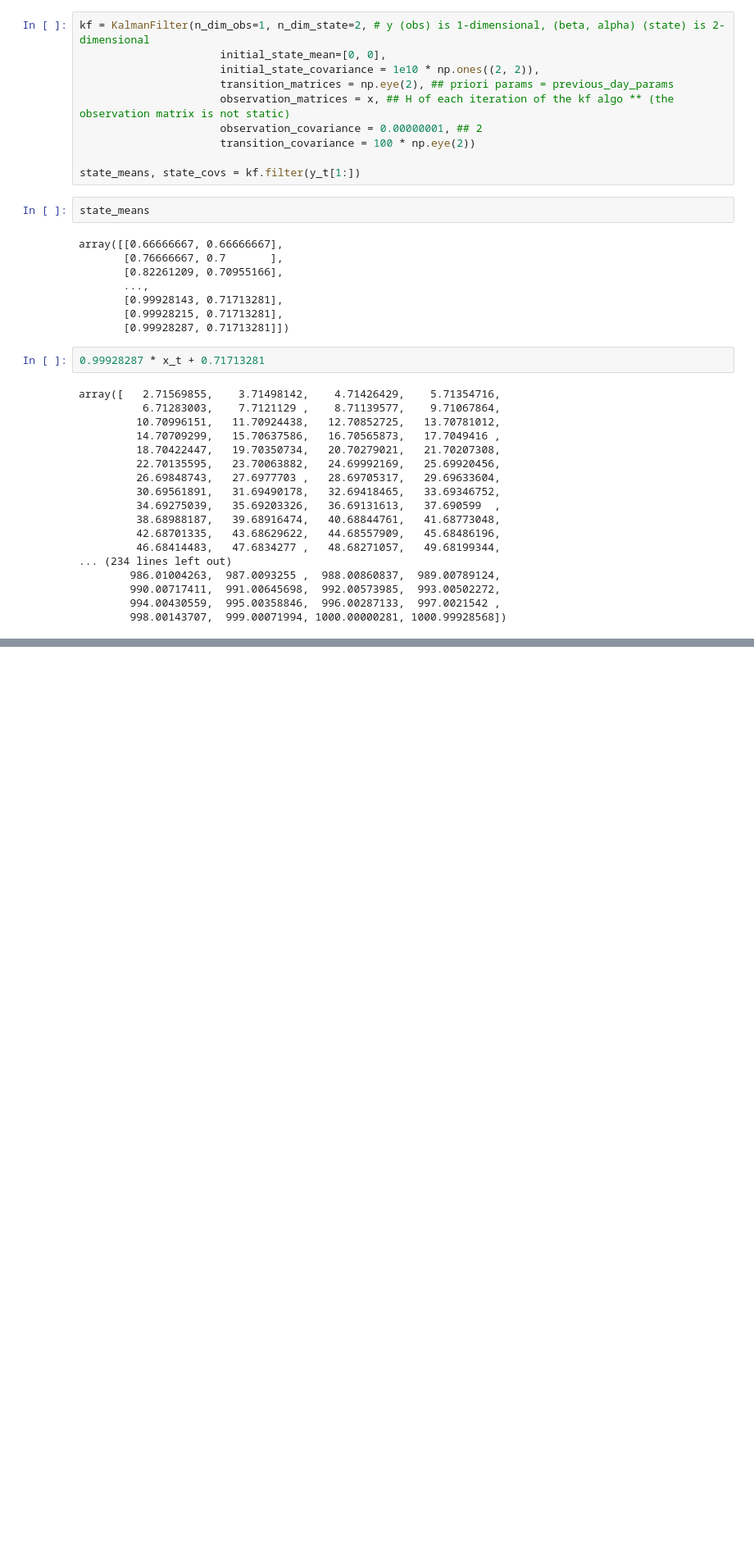
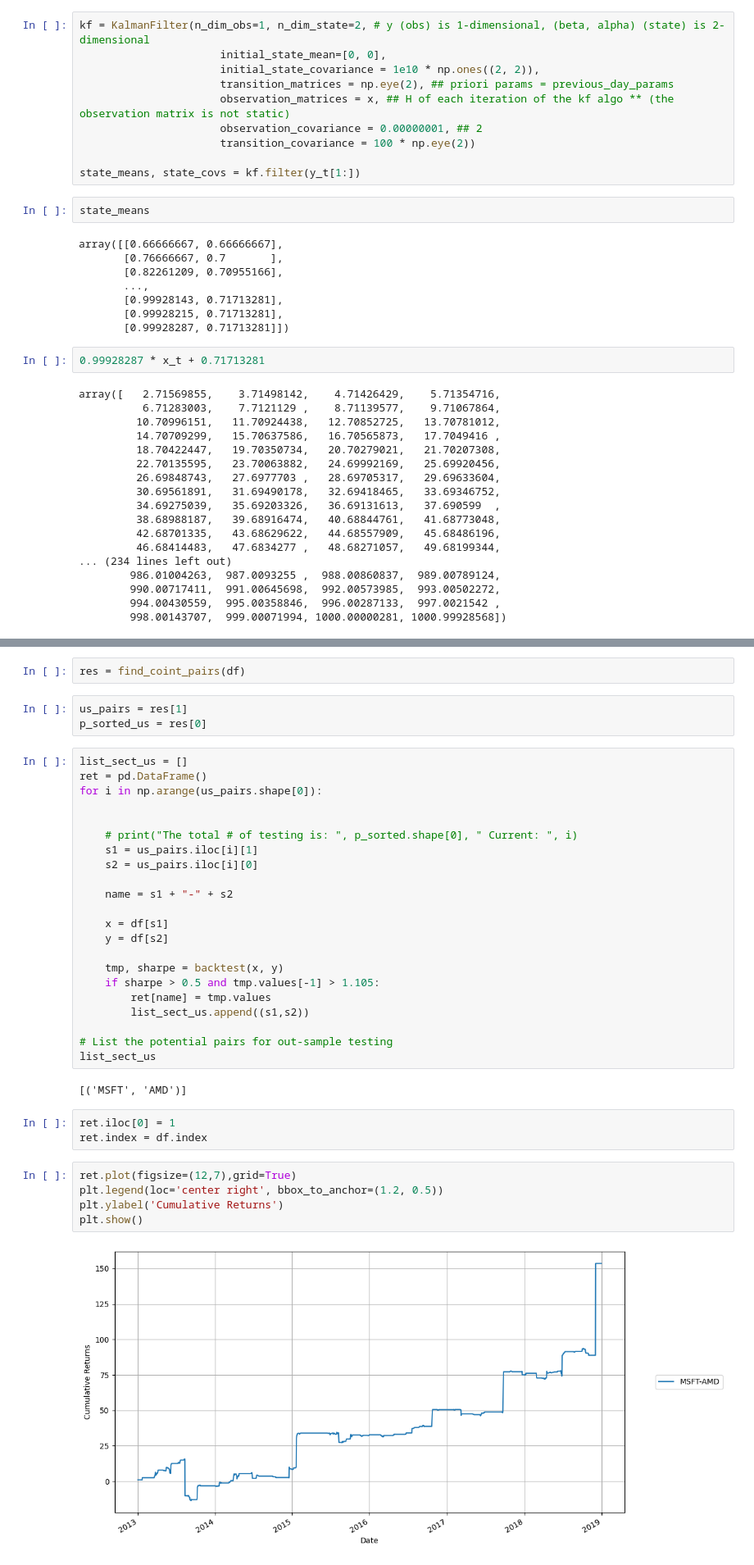
Before and after one commit to Amination-Gogia/Pairs-Trading-Dec-2024, a Jupyter notebook: Week-2/assignment_2.ipynb, the cells around one changed output, grey strips where cells are left out. Shown at 82% size. Cells and saved outputs as stored; diff of their text form; blank space fills up the shorter version.

```diff
--- a/Week-2/assignment_2.ipynb
+++ b/Week-2/assignment_2.ipynb
@@ -808,0 +833,39 @@ array([   2.71569855,    3.71498142,    4.71426429,    5.71354716,
+# %%
+res = find_coint_pairs(df)
+# %%
+us_pairs = res[1]
+p_sorted_us = res[0]
+# %%
+list_sect_us = []
+ret = pd.DataFrame()
+for i in np.arange(us_pairs.shape[0]):
+
+
+    # print("The total # of testing is: ", p_sorted.shape[0], " Current: ", i)
+    s1 = us_pairs.iloc[i][1]
+    s2 = us_pairs.iloc[i][0]
+
+    name = s1 + "-" + s2
+
+    x = df[s1]
+    y = df[s2]
+
+    tmp, sharpe = backtest(x, y)
+    if sharpe > 0.5 and tmp.values[-1] > 1.105:
+        ret[name] = tmp.values
+        list_sect_us.append((s1,s2))
+
+# List the potential pairs for out-sample testing
+list_sect_us
+# %% [output]
+[('MSFT', 'AMD')]
+# %%
+ret.iloc[0] = 1
+ret.index = df.index
+# %%
+ret.plot(figsize=(12,7),grid=True)
+plt.legend(loc='center right', bbox_to_anchor=(1.2, 0.5))
+plt.ylabel('Cumulative Returns')
+plt.show()
+# %% [output]
+[figure, added]
```
Also changed, not shown: parts of 26 cells of this notebook, 1 other file.
